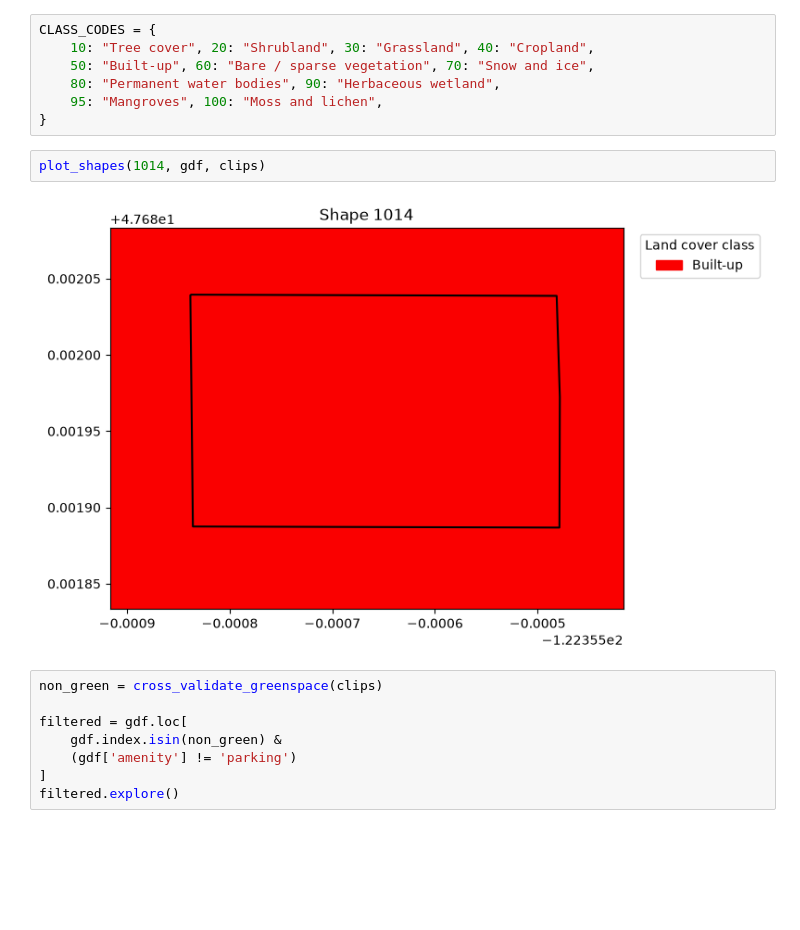
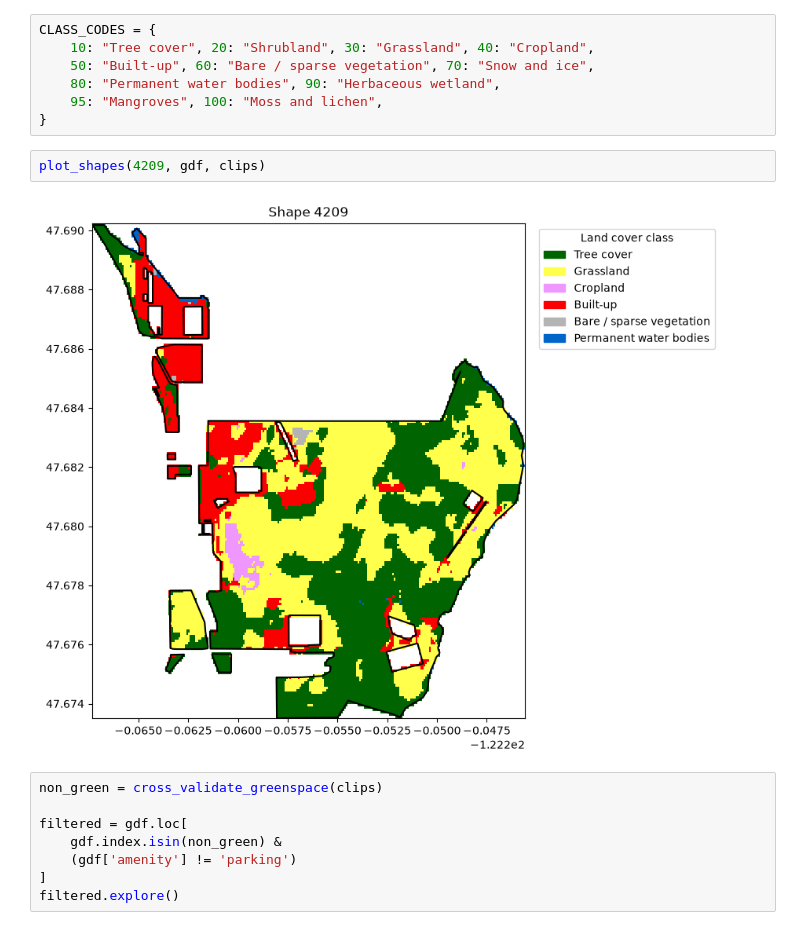
Before and after one commit to jhbarr/NLR-GHE-Screen, a Jupyter notebook: visuals/greenspace_data_visuals.ipynb, the cells around one changed output. Cells and saved outputs as stored; diff of their text form; blank space fills up the shorter version.

```diff
--- a/visuals/greenspace_data_visuals.ipynb
+++ b/visuals/greenspace_data_visuals.ipynb
@@ -124,9 +124,9 @@ CLASS_CODES = {
     95: "Mangroves", 100: "Moss and lichen",
 }
 # %%
-plot_shapes(1014, gdf, clips)
+plot_shapes(4209, gdf, clips)
 # %% [output]
-[figure, old version]
+[figure, new version]
 # %%
 non_green = cross_validate_greenspace(clips)
 
```
Also changed, not shown: 15 other files.
